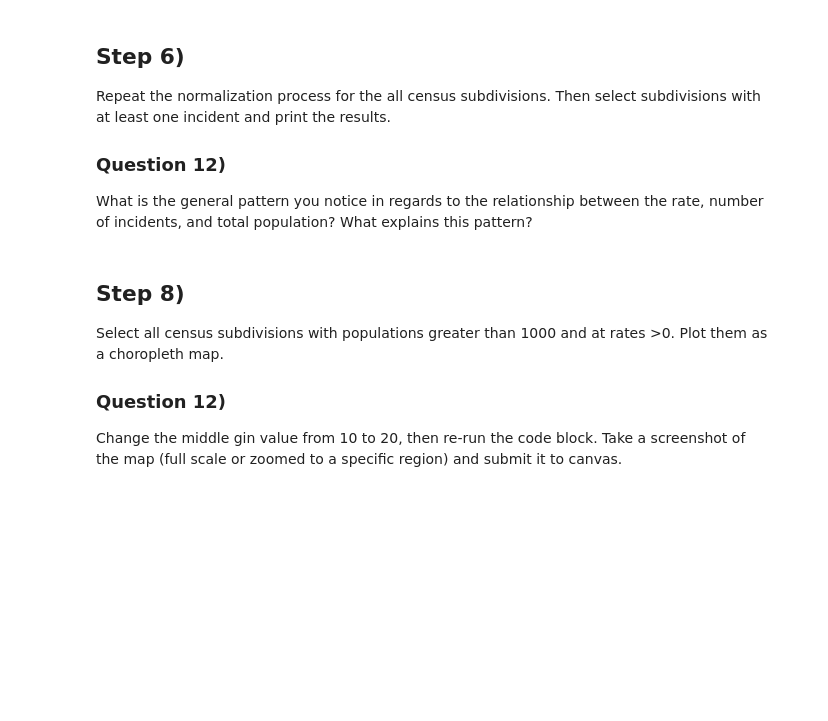
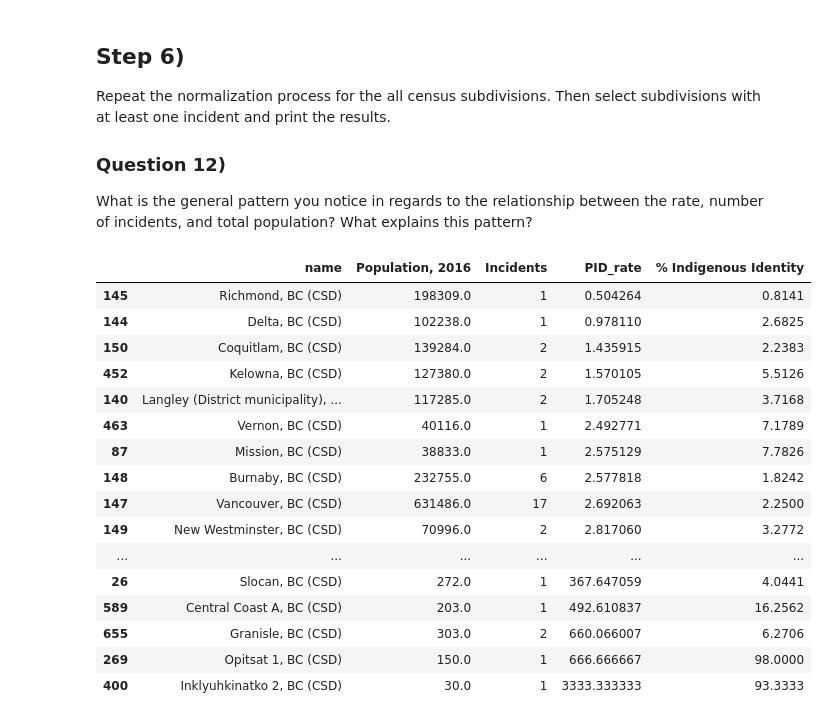
Before and after one commit to June-Skeeter/-GEOB270_Lab4_2021S1-, a Jupyter notebook: Vector Overlay with Python.ipynb, the cells around one changed output. Saved outputs shown, nothing was run; the diff lists cells and outputs as text; code cells hidden in the pictures; blank space fills up the shorter version.

```diff
--- a/Vector Overlay with Python.ipynb
+++ b/Vector Overlay with Python.ipynb
@@ -37,14 +56,14 @@ Read the Census Subdivision shapefile.  Plot the BC population data to make sure
 Zoom to a region of interest and take a screenshot, showing both the points and polygon layer and submit it to canvas.
 # %%
 # the .read_file() function reads shapefiles
-file_name='Data/CensusSubdivisions/SimplyAnalytics_Shapefiles_2021-06-04_04_40_18_c765599d6ce1e70cd26026412f68ed7c.shp'
-# file_name='Data/CensusDivisions/SimplyAnalytics_Shapefiles_2021-06-04_19_49_41_bee8b66bf9167983003870d045f2acb1.shp'
+file_name='Data/CensusSubdivisions/SimplyAnalytics_Shapefiles_2021-06-05_04_38_29_83ea9514aaa369bc53410a64314ff38b.shp'
 BC_csd = gpd.read_file(file_name)
 
 BC_csd = BC_csd.rename(columns={
-'VALUE0': 'Population, 2016',
+'VALUE0': '% Indigenous Identity',
+'VALUE1': 'Population, 2016',
                     })
 fig,ax=plt.subplots()
-BC_csd.plot(ax=ax,column='Population, 2016',cmap = 'Blues',edgecolor='black',legend=True)
-# BC_Data_dgf.plot(ax=ax,color='r',legend=True,label='Police Involved Deaths')
-# ax.legend()
+BC_csd.plot(ax=ax,column='% Indigenous Identity',cmap = 'Blues',edgecolor='black',legend=True)
+BC_Data_dgf.plot(ax=ax,color='r',legend=True,label='Police Involved Deaths')
+ax.legend()
@@ -94,13 +125,24 @@ Repeat the normalization process for the all census subdivisions.  Then select s
 ### Question 12)
 What is the general pattern you notice in regards to the relationship between the rate, number of incidents, and total population?  What explains this pattern?
 # %%
-BC_csd['rate']=BC_csd['Incidents']/BC_csd['Population, 2016']*Rate_conversion
-BC_csd.loc[BC_csd['rate']>0,['name','Population, 2016','Incidents','rate']].sort_values(by='rate')
+BC_csd['PID_rate']=BC_csd['Incidents']/BC_csd['Population, 2016']*Rate_conversion
+BC_csd_select = BC_csd.loc[BC_csd['PID_rate']>0]
+BC_csd_select[['name','Population, 2016','Incidents','PID_rate','% Indigenous Identity']].sort_values(by='PID_rate')
+# %% [output]
+|  | name | Population, 2016 | Incidents | PID_rate | % Indigenous Identity |
+| 145 | Richmond, BC (CSD) | 198309.0 | 1 | 0.504264 | 0.8141 |
+| 144 | Delta, BC (CSD) | 102238.0 | 1 | 0.978110 | 2.6825 |
+| 150 | Coquitlam, BC (CSD) | 139284.0 | 2 | 1.435915 | 2.2383 |
+| 452 | Kelowna, BC (CSD) | 127380.0 | 2 | 1.570105 | 5.5126 |
+| 140 | Langley (District municipality), ... | 117285.0 | 2 | 1.705248 | 3.7168 |
+| 463 | Vernon, BC (CSD) | 40116.0 | 1 | 2.492771 | 7.1789 |
+| 87 | Mission, BC (CSD) | 38833.0 | 1 | 2.575129 | 7.7826 |
+| 148 | Burnaby, BC (CSD) | 232755.0 | 6 | 2.577818 | 1.8242 |
+| 147 | Vancouver, BC (CSD) | 631486.0 | 17 | 2.692063 | 2.2500 |
+| 149 | New Westminster, BC (CSD) | 70996.0 | 2 | 2.817060 | 3.2772 |
+| ... | ... | ... | ... | ... | ... |
+| 26 | Slocan, BC (CSD) | 272.0 | 1 | 367.647059 | 4.0441 |
+| 589 | Central Coast A, BC (CSD) | 203.0 | 1 | 492.610837 | 16.2562 |
+| 655 | Granisle, BC (CSD) | 303.0 | 2 | 660.066007 | 6.2706 |
+| 269 | Opitsat 1, BC (CSD) | 150.0 | 1 | 666.666667 | 98.0000 |
+| 400 | Inklyuhkinatko 2, BC (CSD) | 30.0 | 1 | 3333.333333 | 93.3333 |
-# %% [markdown]
-## Step 8)
-
-Select all census subdivisions with populations greater than 1000 and at rates >0.  Plot them as a choropleth map.
-
-### Question 12)
-
-Change the middle gin value from 10 to 20, then re-run the code block.  Take a screenshot of the map (full scale or zoomed to a specific region) and submit it to canvas.
```
Also changed, not shown: parts of 10 cells of this notebook, 13 other files.
